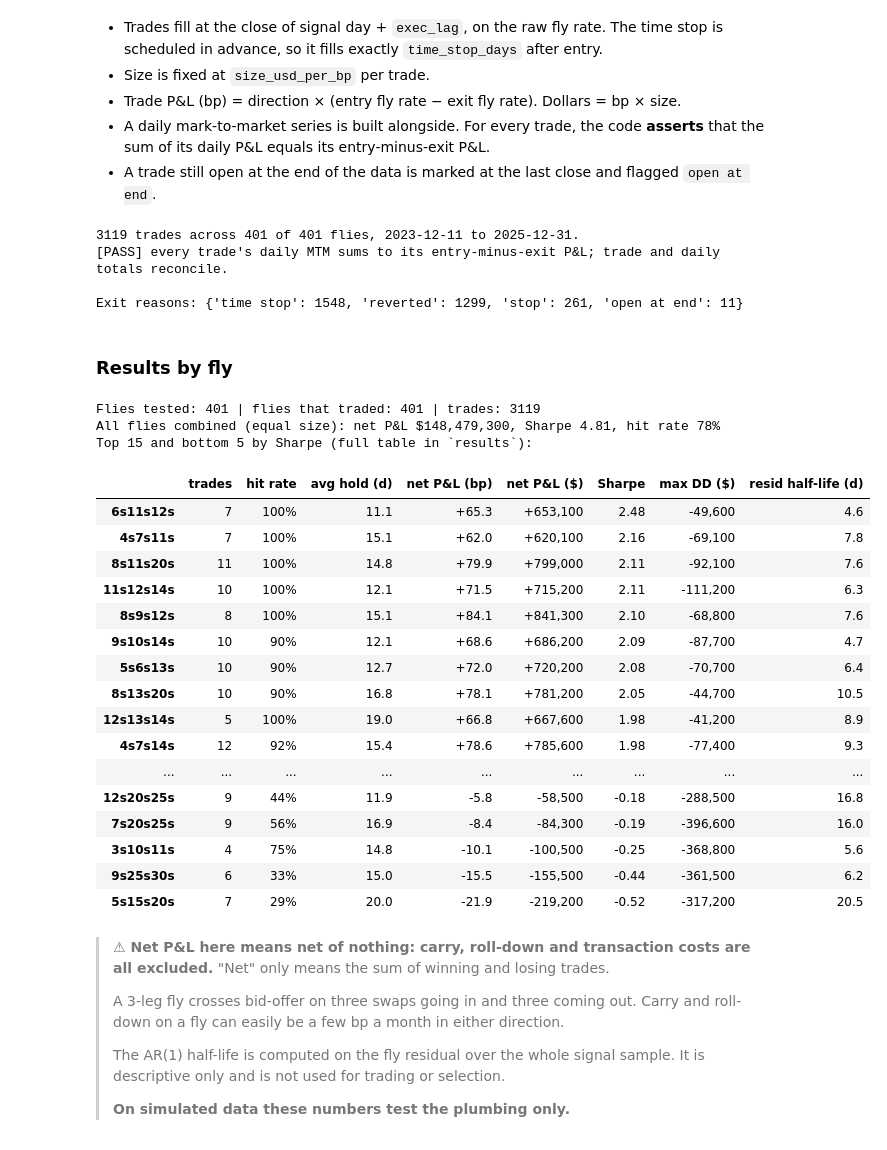
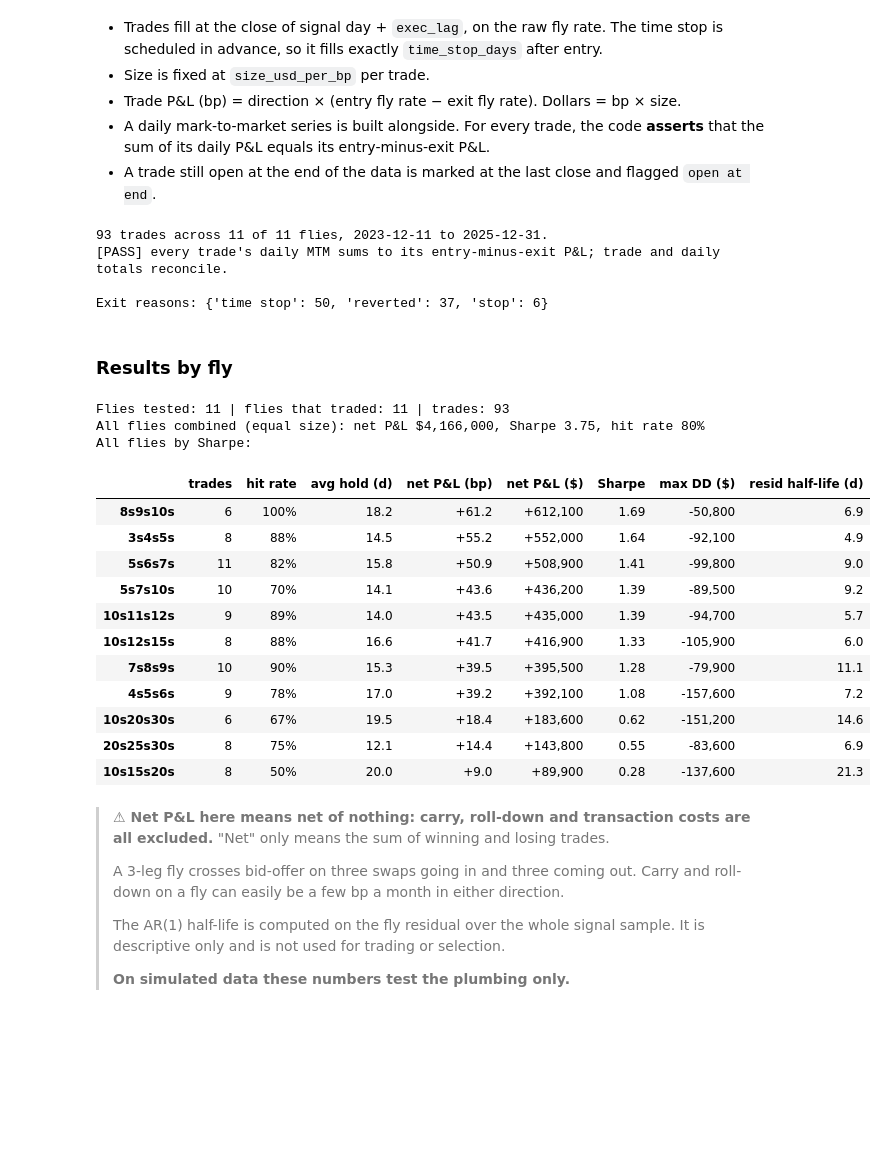
Before and after one commit to ishwinder03/PCA, a Jupyter notebook: pca_fly_analysis.ipynb, the cells around one changed output. Drawn from its saved outputs; the diff is of its cells as text; code cells hidden in the pictures; blank space fills up the shorter version.

```diff
--- a/pca_fly_analysis.ipynb
+++ b/pca_fly_analysis.ipynb
@@ -40,12 +40,15 @@ stop_z         = 3.5     # stop out when |z| >= stop_z
 time_stop_days = 20      # max holding period (business days, execution to execution)
 exec_lag       = 1       # signal at close of d, trade at close of d + exec_lag
 size_usd_per_bp = 10_000 # fixed $ per bp of fly-rate move, every trade
-max_wing_ratio = 4       # only flies with long <= max_wing_ratio * short
+fly_list       = [(3, 4, 5), (4, 5, 6), (5, 6, 7), (5, 7, 10), (7, 8, 9), (8, 9, 10),
+                  (10, 11, 12), (10, 12, 15), (10, 15, 20), (10, 20, 30), (20, 25, 30)]
+                         # (short, belly, long) flies to analyse; None = every combo with long <= max_wing_ratio * short
+max_wing_ratio = 4       # only used when fly_list is None
 fly_weighting  = "equal" # "equal" = 2*belly - short - long (PCA-neutral version is a stub at the end)
 
 # ---------------- Evaluation ----------------
 oos_split      = None    # None = midpoint of the signal sample; or a date string like "2025-01-01"
-n_top          = 5       # number of flies picked in-sample for the out-of-sample test
+n_top          = 3       # number of flies picked in-sample for the out-of-sample test
 min_trades_is  = 3       # a fly needs at least this many in-sample trades to be picked
 seed           = 7       # seeds the random day used in the no-look-ahead test
 demo_short_history = False   # True = keep only the last ~1y of rows to preview the insufficient-history mode
@@ -328,11 +331,18 @@ def pit_residuals(levels, pca_w, k=n_factors, anchor_list=anchors, refit=refit_e
             pd.DataFrame(explained, idx, ["PC1", "PC2", "PC3"][:k]).dropna(), E)
 
 
-def build_flies(tenor_list, max_ratio=max_wing_ratio, weighting=fly_weighting):
-    # All short < belly < long with long <= max_ratio * short. Rows of W are the fly weights per tenor.
+def build_flies(tenor_list, flies=fly_list, max_ratio=max_wing_ratio, weighting=fly_weighting):
+    # The configured fly_list, or (if None) all short < belly < long with long <= max_ratio * short.
+    # Rows of W are the fly weights per tenor.
     if weighting != "equal":
         raise NotImplementedError("only fly_weighting='equal' is in the main flow (see the PCA-neutral stub)")
-    combos = [c for c in itertools.combinations(tenor_list, 3) if c[2] <= max_ratio * c[0]]
+    if flies is None:
+        combos = [c for c in itertools.combinations(tenor_list, 3) if c[2] <= max_ratio * c[0]]
+    else:
+        combos = sorted(tuple(f) for f in flies)
+        bad = [f for f in combos if not (f[0] < f[1] < f[2]) or not set(f) <= set(tenor_list)]
+        if bad:
+            raise ValueError(f"flies must be short < belly < long with tenors from the tenor list: {bad}")
     names = [f"{s}s{b}s{l}s" for s, b, l in combos]
     W = pd.DataFrame(0.0, index=names, columns=tenor_list)
     for name, (s, b, l) in zip(names, combos):
@@ -363,7 +373,9 @@ def run_pipeline(levels, pca_w, z_w):
 out = run_pipeline(curve, PCA_W, Z_W)
 resid, fly_resid, fly_rate, z, meta = out["resid"], out["fly_resid"], out["fly_rate"], out["z"], out["meta"]
 signal_dates = z.dropna(how="all").index
-print(f"Flies tested: {len(meta)} (all short < belly < long from {len(tenors)} tenors with long <= {max_wing_ratio} x short)")
+print(f"Flies tested: {len(meta)} "
+      + ("(from fly_list): " + ", ".join(meta.index) if fly_list is not None
+         else f"(all short < belly < long from {len(tenors)} tenors with long <= {max_wing_ratio} x short)"))
 print(f"Residuals from {resid.dropna().index[0]:%Y-%m-%d}; z-scores (signal sample) "
       + (f"from {signal_dates[0]:%Y-%m-%d} to {signal_dates[-1]:%Y-%m-%d} ({len(signal_dates)} days)"
          if len(signal_dates) else "not available"))
@@ -591,54 +603,49 @@ if HAS_HISTORY:
 else:
     print(f"SKIPPED (insufficient history: {len(curve)} rows < {min_rows}). See the message in Section 2.")
 # %% [output]
-3119 trades across 401 of 401 flies, 2023-12-11 to 2025-12-31.
+93 trades across 11 of 11 flies, 2023-12-11 to 2025-12-31.
 [PASS] every trade's daily MTM sums to its entry-minus-exit P&L; trade and daily totals reconcile.
 
-Exit reasons: {'time stop': 1548, 'reverted': 1299, 'stop': 261, 'open at end': 11}
+Exit reasons: {'time stop': 50, 'reverted': 37, 'stop': 6}
 # %% [markdown]
 ### Results by fly
 # %%
 if HAS_HISTORY:
     results = fly_stats(trades, pnl_bp)
     results["resid half-life (d)"] = [half_life(fly_resid.loc[signal_dates, f]) for f in results.index]
     results = results.join(meta[["short", "belly", "long", "width"]]).sort_values("Sharpe", ascending=False)
     traded = results[results.trades > 0]
 
     port = pnl_bp.sum(axis=1) * size_usd_per_bp
     print(f"Flies tested: {len(results)} | flies that traded: {len(traded)} | trades: {int(results.trades.sum())}")
     print(f"All flies combined (equal size): net P&L ${port.sum():,.0f}, "
           f"Sharpe {port.mean() / port.std() * np.sqrt(252):.2f}, hit rate {(trades.pnl_bp > 0).mean():.0%}")
-    print("Top 15 and bottom 5 by Sharpe (full table in `results`):")
+    print("All flies by Sharpe:" if len(traded) <= 20 else "Top 15 and bottom 5 by Sharpe (full table in `results`):")
 
     cols = ["trades", "hit rate", "avg hold (d)", "net P&L (bp)", "net P&L ($)", "Sharpe", "max DD ($)", "resid half-life (d)"]
-    shown = pd.concat([traded.head(15), traded.tail(5)])[cols]
+    shown = (traded if len(traded) <= 20 else pd.concat([traded.head(15), traded.tail(5)]))[cols]
     display(shown.style.format({"trades": "{:.0f}", "hit rate": "{:.0%}", "avg hold (d)": "{:.1f}",
                                 "net P&L (bp)": "{:+.1f}", "net P&L ($)": "{:+,.0f}", "Sharpe": "{:.2f}",
                                 "max DD ($)": "{:,.0f}", "resid half-life (d)": "{:.1f}"})
             .set_properties(subset=["Sharpe"], **{"font-weight": "bold"}))
 else:
     print("SKIPPED (insufficient history).")
 # %% [output]
-Flies tested: 401 | flies that traded: 401 | trades: 3119
-All flies combined (equal size): net P&L $148,479,300, Sharpe 4.81, hit rate 78%
-Top 15 and bottom 5 by Sharpe (full table in `results`):
+Flies tested: 11 | flies that traded: 11 | trades: 93
+All flies combined (equal size): net P&L $4,166,000, Sharpe 3.75, hit rate 80%
+All flies by Sharpe:
 |  | trades | hit rate | avg hold (d) | net P&L (bp) | net P&L ($) | Sharpe | max DD ($) | resid half-life (d) |
-| 6s11s12s | 7 | 100% | 11.1 | +65.3 | +653,100 | 2.48 | -49,600 | 4.6 |
-| 4s7s11s | 7 | 100% | 15.1 | +62.0 | +620,100 | 2.16 | -69,100 | 7.8 |
-| 8s11s20s | 11 | 100% | 14.8 | +79.9 | +799,000 | 2.11 | -92,100 | 7.6 |
-| 11s12s14s | 10 | 100% | 12.1 | +71.5 | +715,200 | 2.11 | -111,200 | 6.3 |
-| 8s9s12s | 8 | 100% | 15.1 | +84.1 | +841,300 | 2.10 | -68,800 | 7.6 |
-| 9s10s14s | 10 | 90% | 12.1 | +68.6 | +686,200 | 2.09 | -87,700 | 4.7 |
-| 5s6s13s | 10 | 90% | 12.7 | +72.0 | +720,200 | 2.08 | -70,700 | 6.4 |
-| 8s13s20s | 10 | 90% | 16.8 | +78.1 | +781,200 | 2.05 | -44,700 | 10.5 |
-| 12s13s14s | 5 | 100% | 19.0 | +66.8 | +667,600 | 1.98 | -41,200 | 8.9 |
-| 4s7s14s | 12 | 92% | 15.4 | +78.6 | +785,600 | 1.98 | -77,400 | 9.3 |
-| ... | ... | ... | ... | ... | ... | ... | ... | ... |
-| 12s20s25s | 9 | 44% | 11.9 | -5.8 | -58,500 | -0.18 | -288,500 | 16.8 |
-| 7s20s25s | 9 | 56% | 16.9 | -8.4 | -84,300 | -0.19 | -396,600 | 16.0 |
-| 3s10s11s | 4 | 75% | 14.8 | -10.1 | -100,500 | -0.25 | -368,800 | 5.6 |
-| 9s25s30s | 6 | 33% | 15.0 | -15.5 | -155,500 | -0.44 | -361,500 | 6.2 |
-| 5s15s20s | 7 | 29% | 20.0 | -21.9 | -219,200 | -0.52 | -317,200 | 20.5 |
+| 8s9s10s | 6 | 100% | 18.2 | +61.2 | +612,100 | 1.69 | -50,800 | 6.9 |
+| 3s4s5s | 8 | 88% | 14.5 | +55.2 | +552,000 | 1.64 | -92,100 | 4.9 |
+| 5s6s7s | 11 | 82% | 15.8 | +50.9 | +508,900 | 1.41 | -99,800 | 9.0 |
+| 5s7s10s | 10 | 70% | 14.1 | +43.6 | +436,200 | 1.39 | -89,500 | 9.2 |
+| 10s11s12s | 9 | 89% | 14.0 | +43.5 | +435,000 | 1.39 | -94,700 | 5.7 |
+| 10s12s15s | 8 | 88% | 16.6 | +41.7 | +416,900 | 1.33 | -105,900 | 6.0 |
+| 7s8s9s | 10 | 90% | 15.3 | +39.5 | +395,500 | 1.28 | -79,900 | 11.1 |
+| 4s5s6s | 9 | 78% | 17.0 | +39.2 | +392,100 | 1.08 | -157,600 | 7.2 |
+| 10s20s30s | 6 | 67% | 19.5 | +18.4 | +183,600 | 0.62 | -151,200 | 14.6 |
+| 20s25s30s | 8 | 75% | 12.1 | +14.4 | +143,800 | 0.55 | -83,600 | 6.9 |
+| 10s15s20s | 8 | 50% | 20.0 | +9.0 | +89,900 | 0.28 | -137,600 | 21.3 |
 # %% [markdown]
 > **⚠ Net P&L here means net of nothing: carry, roll-down and transaction costs are all excluded.** "Net" only means the sum of winning and losing trades.
 >
```
Also changed, not shown: parts of 12 cells of this notebook.
